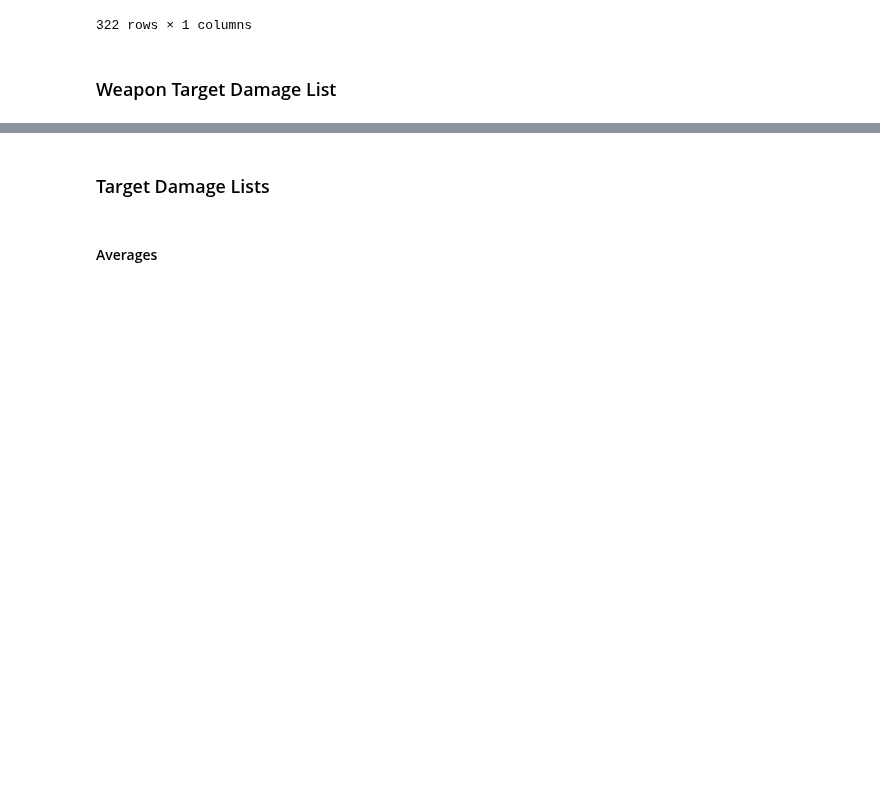
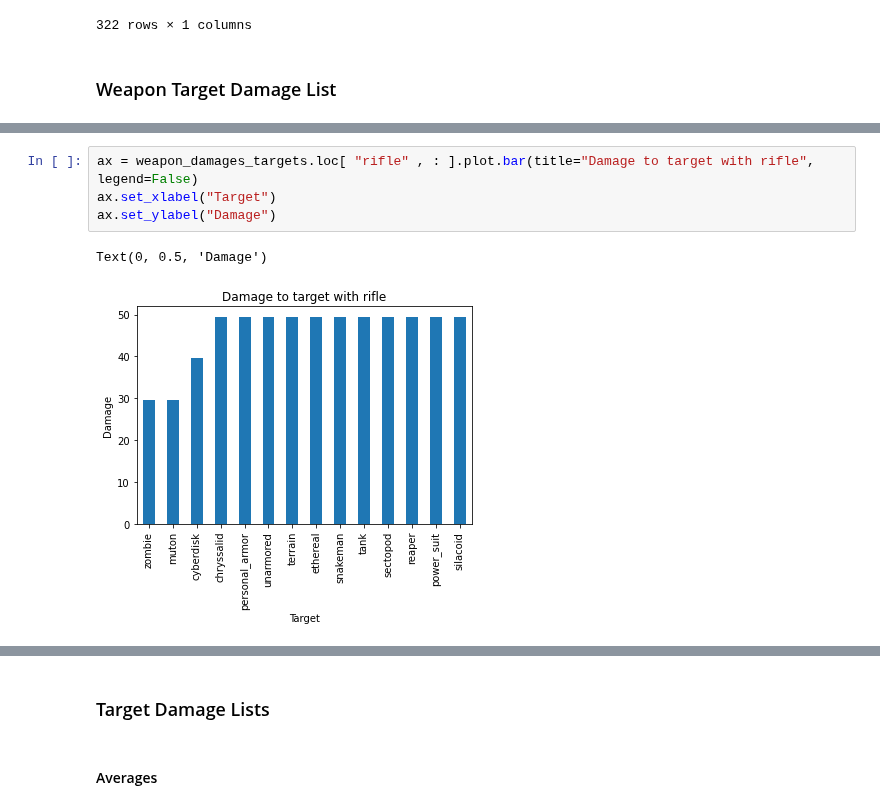
Before and after one commit to Bernardo-MG/xcom-analysis-jupyter-notebook, a Jupyter notebook: enemy_unknown/weapon_analysis.ipynb, the cells around one changed output, grey strips where cells are left out. Saved outputs shown, nothing was run; the diff lists cells and outputs as text; blank space fills up the shorter version.

```diff
--- a/enemy_unknown/weapon_analysis.ipynb
+++ b/enemy_unknown/weapon_analysis.ipynb
@@ -497,0 +497,7 @@ weapon_damages_targets.loc[ "laser_pistol" , : ].plot.bar()
+# %%
+ax = weapon_damages_targets.loc[ "rifle" , : ].plot.bar(title="Damage to target with rifle", legend=False)
+ax.set_xlabel("Target")
+ax.set_ylabel("Damage")
+# %% [output]
+Text(0, 0.5, 'Damage')
+[figure, added]
```
Also changed, not shown: parts of 30 cells of this notebook.
